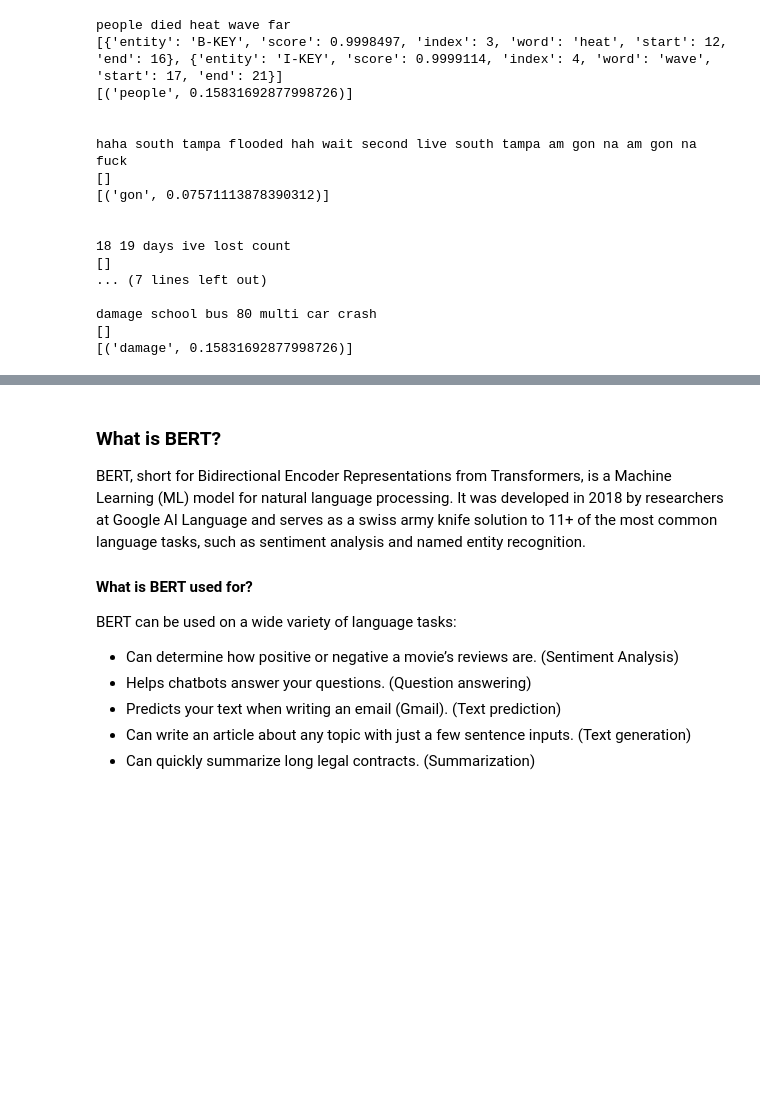
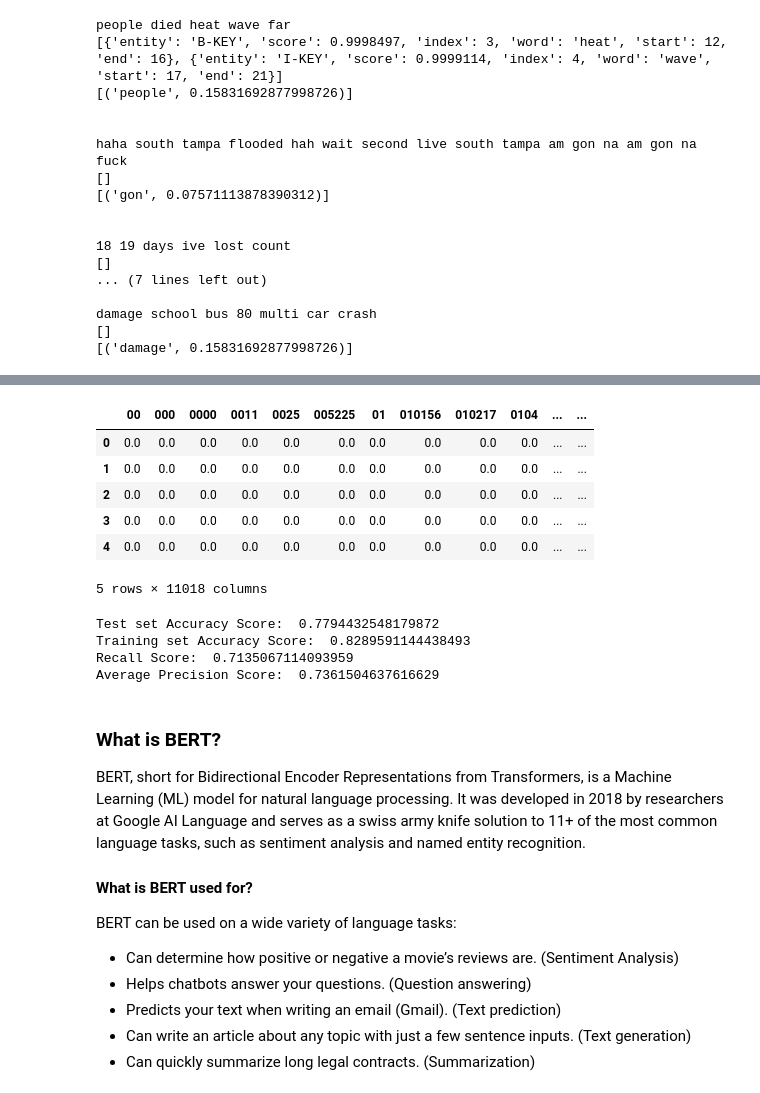
Before and after one commit to srideviaishwariya/rainier, a Jupyter notebook: capstone/vector_search_for_disaster_tweets.ipynb, the cells around one changed output, grey strips where cells are left out. Saved outputs shown, nothing was run; the diff lists cells and outputs as text; code cells hidden in the pictures; blank space fills up the shorter version.

```diff
--- a/capstone/vector_search_for_disaster_tweets.ipynb
+++ b/capstone/vector_search_for_disaster_tweets.ipynb
@@ -664,3 +743,39 @@ Based on the confusion matrix based on the sentiment and target(whether the sent
+# %%
+df_train = pd.DataFrame(df)
+df_train = df_train.drop(['location'], axis = 1)
+df_train = df_train.dropna()
+X = df_train.drop(['target','sentiment','score','id','keyword'], axis = 1)
+y = df_train['target']
+X_train, X_test, y_train, y_test = train_test_split(X['text'], y, random_state = 42)
+# %%
+tfidf = TfidfVectorizer()
+dtm = tfidf.fit_transform(X_train)
+pd.DataFrame(dtm.toarray(), columns = tfidf.get_feature_names_out()).head()
+# %% [output]
+|  | 00 | 000 | 0000 | 0011 | 0025 | 005225 | 01 | 010156 | 010217 | 0104 | ... | ... |
+| 0 | 0.0 | 0.0 | 0.0 | 0.0 | 0.0 | 0.0 | 0.0 | 0.0 | 0.0 | 0.0 | ... | ... |
+| 1 | 0.0 | 0.0 | 0.0 | 0.0 | 0.0 | 0.0 | 0.0 | 0.0 | 0.0 | 0.0 | ... | ... |
+| 2 | 0.0 | 0.0 | 0.0 | 0.0 | 0.0 | 0.0 | 0.0 | 0.0 | 0.0 | 0.0 | ... | ... |
+| 3 | 0.0 | 0.0 | 0.0 | 0.0 | 0.0 | 0.0 | 0.0 | 0.0 | 0.0 | 0.0 | ... | ... |
+| 4 | 0.0 | 0.0 | 0.0 | 0.0 | 0.0 | 0.0 | 0.0 | 0.0 | 0.0 | 0.0 | ... | ... |
+5 rows × 11018 columns
+# %%
+#Evaluate the performance using Logistic Regression
+tfidf_pipe = Pipeline([('tfidf', TfidfVectorizer(stop_words = 'english', max_features = 900)),
+                       ('lgr', LogisticRegression())])
+tfidf_pipe.fit(X_train, y_train)
+test_acc = tfidf_pipe.score(X_test, y_test)
+y_pred=tfidf_pipe.predict(X_train)
+
+print("Test set Accuracy Score: ", test_acc)
+print("Training set Accuracy Score: ", metrics.accuracy_score(y_train, y_pred))
+print("Recall Score: ", metrics.recall_score(y_train, y_pred))
+print("Average Precision Score: ", metrics.average_precision_score(y_train, y_pred))
+# %% [output]
+Test set Accuracy Score:  0.7794432548179872
+Training set Accuracy Score:  0.8289591144438493
+Recall Score:  0.7135067114093959
+Average Precision Score:  0.7361504637616629
 # %% [markdown]
 ### What is BERT?
 BERT, short for Bidirectional Encoder Representations from Transformers, is a Machine Learning (ML) model for natural language processing. It was developed in 2018 by researchers at Google AI Language and serves as a swiss army knife solution to 11+ of the most common language tasks, such as sentiment analysis and named entity recognition.
```
Also changed, not shown: parts of 68 cells of this notebook, 1 other file.
